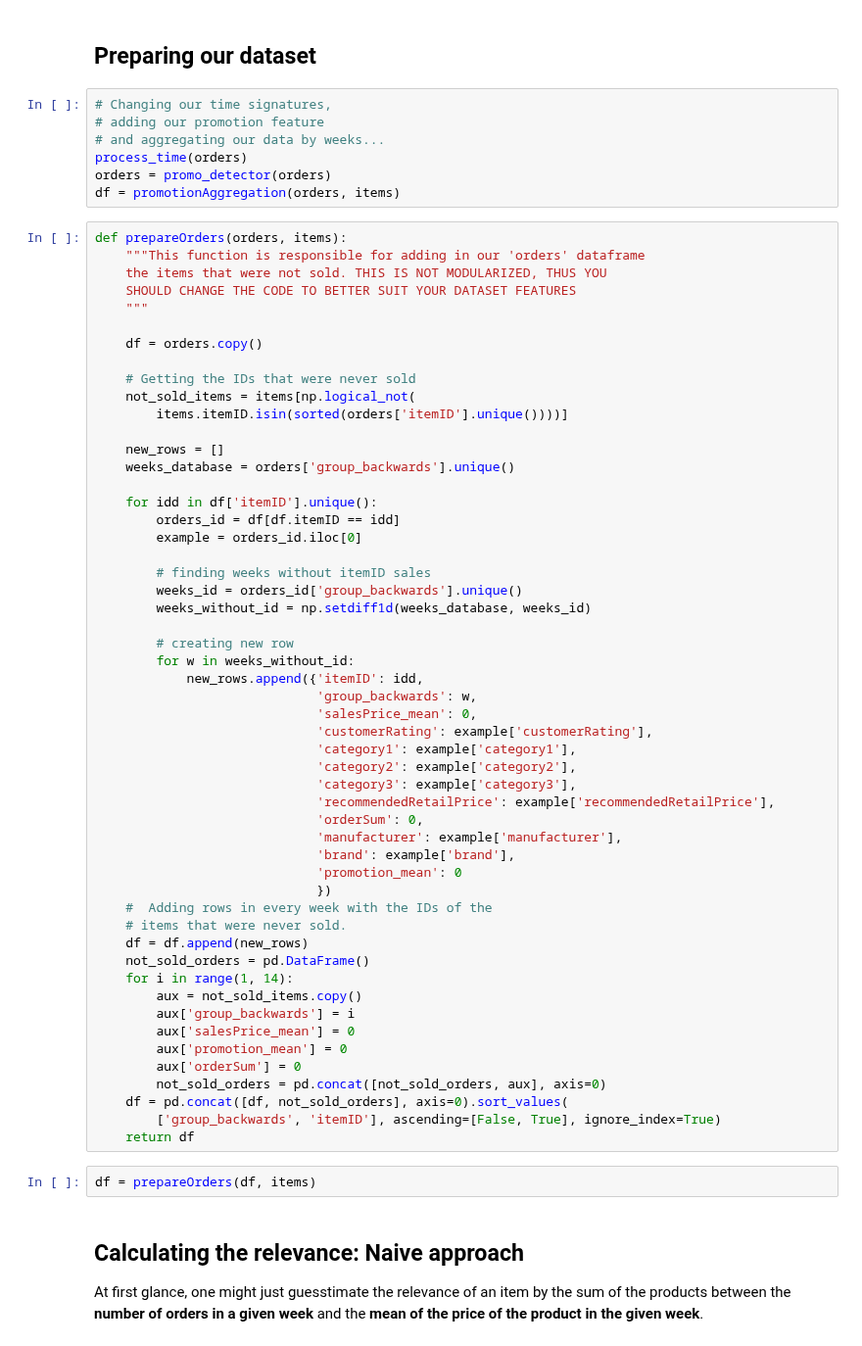
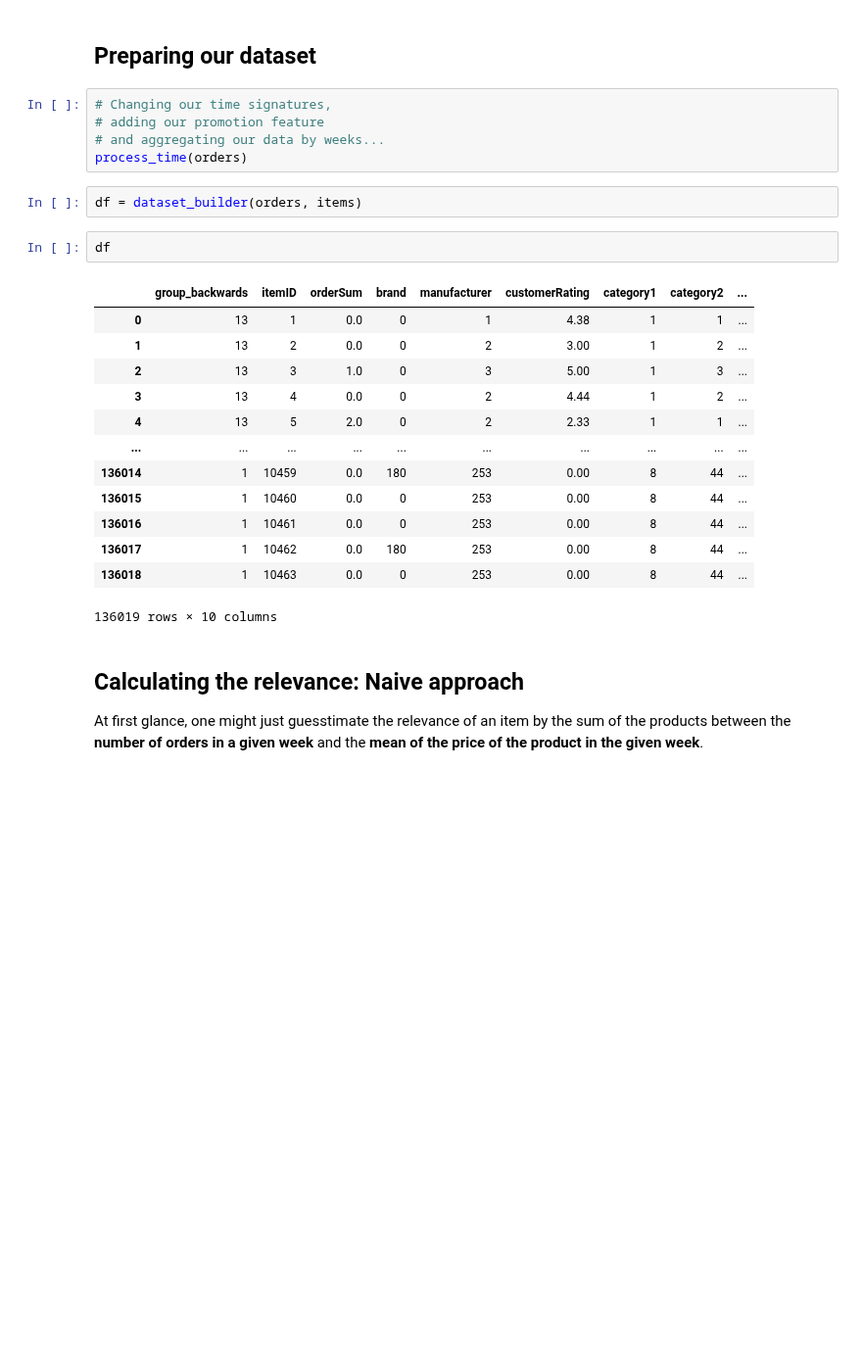
Before and after one commit to joaopedromattos/DMC2020, a Jupyter notebook: dora/pre-processing-features/Relevance Feature Baseline.ipynb, the cells around one changed output. Shown at 98% size. Drawn from its saved outputs; the diff is of its cells as text; blank space fills up the shorter version.

```diff
--- a/dora/pre-processing-features/Relevance Feature Baseline.ipynb
+++ b/dora/pre-processing-features/Relevance Feature Baseline.ipynb
@@ -34,63 +34,24 @@ Sanity checks... (10463, 3) (10463, 8) (2181955, 5)
 # adding our promotion feature
 # and aggregating our data by weeks...
 process_time(orders)
-orders = promo_detector(orders)
-df = promotionAggregation(orders, items)
-# %%
-def prepareOrders(orders, items):
-    """This function is responsible for adding in our 'orders' dataframe
-    the items that were not sold. THIS IS NOT MODULARIZED, THUS YOU
-    SHOULD CHANGE THE CODE TO BETTER SUIT YOUR DATASET FEATURES
-    """
-
-    df = orders.copy()
-
-    # Getting the IDs that were never sold
-    not_sold_items = items[np.logical_not(
-        items.itemID.isin(sorted(orders['itemID'].unique())))]
-
-    new_rows = []
-    weeks_database = orders['group_backwards'].unique()
-
-    for idd in df['itemID'].unique():
-        orders_id = df[df.itemID == idd]
-        example = orders_id.iloc[0]
-
-        # finding weeks without itemID sales
-        weeks_id = orders_id['group_backwards'].unique()
-        weeks_without_id = np.setdiff1d(weeks_database, weeks_id)
-
-        # creating new row
-        for w in weeks_without_id:
-            new_rows.append({'itemID': idd,
-                             'group_backwards': w,
-                             'salesPrice_mean': 0,
-                             'customerRating': example['customerRating'],
-                             'category1': example['category1'],
-                             'category2': example['category2'],
-                             'category3': example['category3'],
-                             'recommendedRetailPrice': example['recommendedRetailPrice'],
-                             'orderSum': 0,
-                             'manufacturer': example['manufacturer'],
-                             'brand': example['brand'],
-                             'promotion_mean': 0
-                             })
-    #  Adding rows in every week with the IDs of the
-    # items that were never sold.
-    df = df.append(new_rows)
-    not_sold_orders = pd.DataFrame()
-    for i in range(1, 14):
-        aux = not_sold_items.copy()
-        aux['group_backwards'] = i
-        aux['salesPrice_mean'] = 0
-        aux['promotion_mean'] = 0
-        aux['orderSum'] = 0
-        not_sold_orders = pd.concat([not_sold_orders, aux], axis=0)
-    df = pd.concat([df, not_sold_orders], axis=0).sort_values(
-        ['group_backwards', 'itemID'], ascending=[False, True], ignore_index=True)
-    return df
 # %%
-df = prepareOrders(df, items)
+df = dataset_builder(orders, items)
+# %%
+df
+# %% [output]
+|  | group_backwards | itemID | orderSum | brand | manufacturer | customerRating | category1 | category2 | ... |
+| 0 | 13 | 1 | 0.0 | 0 | 1 | 4.38 | 1 | 1 | ... |
+| 1 | 13 | 2 | 0.0 | 0 | 2 | 3.00 | 1 | 2 | ... |
+| 2 | 13 | 3 | 1.0 | 0 | 3 | 5.00 | 1 | 3 | ... |
+| 3 | 13 | 4 | 0.0 | 0 | 2 | 4.44 | 1 | 2 | ... |
+| 4 | 13 | 5 | 2.0 | 0 | 2 | 2.33 | 1 | 1 | ... |
+| ... | ... | ... | ... | ... | ... | ... | ... | ... | ... |
+| 136014 | 1 | 10459 | 0.0 | 180 | 253 | 0.00 | 8 | 44 | ... |
+| 136015 | 1 | 10460 | 0.0 | 0 | 253 | 0.00 | 8 | 44 | ... |
+| 136016 | 1 | 10461 | 0.0 | 0 | 253 | 0.00 | 8 | 44 | ... |
+| 136017 | 1 | 10462 | 0.0 | 180 | 253 | 0.00 | 8 | 44 | ... |
+| 136018 | 1 | 10463 | 0.0 | 0 | 253 | 0.00 | 8 | 44 | ... |
+136019 rows × 10 columns
 # %% [markdown]
 ## Calculating the relevance: Naive approach
 At first glance, one might just guesstimate the relevance of an item by the sum of the products between the **number of orders in a given week** and the **mean of the price of the product in the given week**.
```
Also changed, not shown: parts of 5 cells of this notebook, 4 other files.
